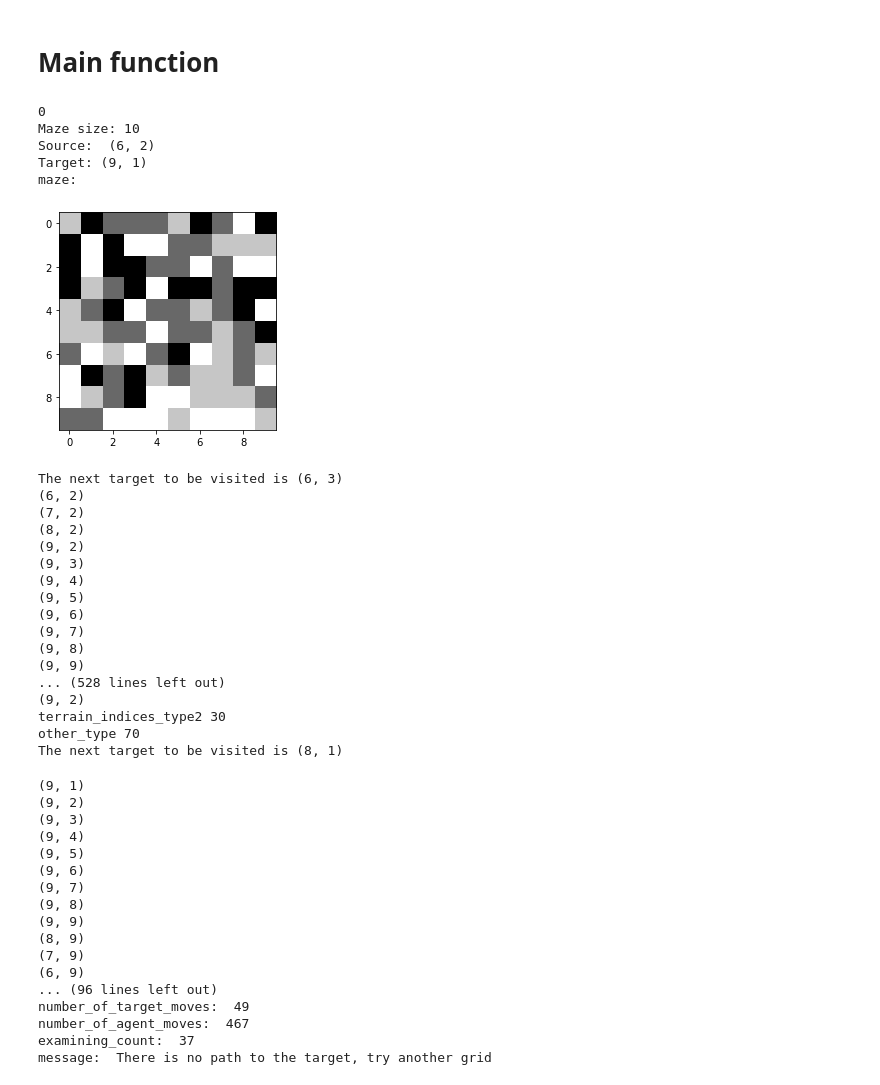
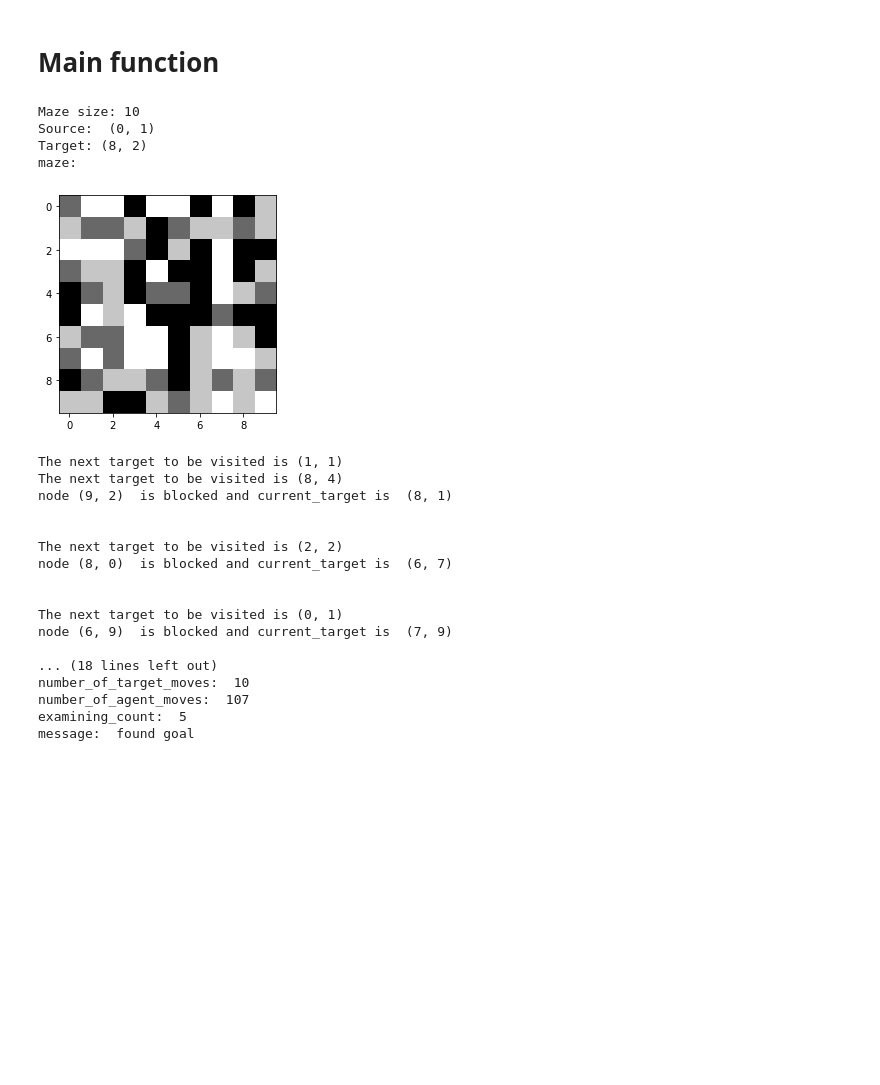
Before and after one commit to harish-udhayakumar/multi-terrain-probabilistic-sensing, a Jupyter notebook: agent_9/main_agent9.ipynb, the cells around one changed output. Drawn from its saved outputs; the diff is of its cells as text; code cells hidden in the pictures; blank space fills up the shorter version.

```diff
--- a/agent_9/main_agent9.ipynb
+++ b/agent_9/main_agent9.ipynb
@@ -32,7 +32,7 @@ def display2(matrix):
     plt.imshow(temp, cmap=colormap)
     plt.show()
 # %%
-def run_agent_9(agent9, maze):
+def run_agent_6(agent9, maze):
 #     print("Agent9 started.\nMaze Size: ",maze_size," Source: ",maze.source," Target: ",maze.target)
     source = maze.source
     target = maze.target
@@ -62,7 +62,6 @@ def run_agent_9(agent9, maze):
         initialize(maze_size,0.3)
         current_target = agent9.getMaxProbabilityCell(source)
         path = astar(source,current_target, agent9.agent_gridworld_0_1)[0]
-#         print(path)
         if(len(path)==0):
             agent9.agent_gridworld_0_1[current_target[0],current_target[1]] = 1
             agent9.update_beliefs_when_xy_blocked(current_target[0], current_target[1], maze_size)
@@ -75,10 +74,9 @@ def run_agent_9(agent9, maze):
 
         for i in range(len(path)):
 
-
             node = path[i]
             number_of_agent_moves += 1
-            print(node)
+            agent9.visited_matrix.itemset(node,1)
 
             #remove
             if number_of_agent_moves > 500:
@@ -130,86 +128,67 @@ if __name__ == "__main__":
 #     columns = ['maze_size', 'number_of_agent_moves', 'number_of_target_moves', 'examining_count', 'flat_exam', \
 # 'hilly_exam', 'forest_exam', 'message', 'flat_variance', 'hilly_variance', 'forest_variance']
 #     df = pd.DataFrame(columns=columns)
-
+    message = ""
     df = pd.read_csv('agent_9_output.csv')
-    for i in range(1):
-        print(i)
+    while message != "found goal":
         #Initialize Maze
         maze = gridworld(10)
         maze_size = maze.maze_size
 
         # set source and target
         initialize(maze_size,0.3)
-    #     print(maze.source,maze.target, maze.full_grid_world_matrix)
         path = astar(maze.source, maze.target, maze.full_grid_world_matrix)
         while(len(path)==0):
             print("finding valid source and target")
             maze.source, maze.target = maze.set_valid_source_target(maze_size)
             initialize(maze_size,0.3)
             path = astar(maze.source, maze.target, maze.full_grid_world_matrix)
 
         # Initialize Agent 6
         agent9 = agent_9(maze_size)
 
         #Print all details
         print("Maze size:",maze_size,"\nSource: ",maze.source,"\nTarget:",maze.target,"\nmaze:")
         display2(maze.terrain_matrix)
 
         #runnning Agent 6 on maze
-        number_of_target_moves, number_of_agent_moves, examining_count, flat_exam, hilly_exam, forest_exam, message = run_agent_9(agent9, maze)
+        number_of_target_moves, number_of_agent_moves, examining_count, flat_exam, hilly_exam, forest_exam, message = run_agent_6(agent9, maze)
 
         print("number_of_target_moves: ", number_of_target_moves)
         print("number_of_agent_moves: ", number_of_agent_moves)
         print("examining_count: ", examining_count)
         print("message: ", message)
+
 
         if message == 'found goal':
             to_append = [maze_size, number_of_agent_moves, number_of_target_moves, examining_count, \
                          flat_exam, hilly_exam, forest_exam, message]
             df_length = len(df)
             df.loc[df_length] = to_append
             df.iloc[: , 1:].to_csv('agent_9_output.csv')
 # %% [output]
-0
 Maze size: 10
-Source:  (6, 2)
-Target: (9, 1)
+Source:  (0, 1)
+Target: (8, 2)
 maze:
-[figure, old version]
+[figure, new version]
-The next target to be visited is (6, 3)
-(6, 2)
-(7, 2)
-(8, 2)
-(9, 2)
-(9, 3)
-(9, 4)
-(9, 5)
-(9, 6)
-(9, 7)
-(9, 8)
-(9, 9)
-... (528 lines left out)
-(9, 2)
-terrain_indices_type2 30
-other_type 70
-The next target to be visited is (8, 1)
+The next target to be visited is (1, 1)
+The next target to be visited is (8, 4)
+node (9, 2)  is blocked and current_target is  (8, 1)
+
+
+The next target to be visited is (2, 2)
+node (8, 0)  is blocked and current_target is  (6, 7)
+
+
+The next target to be visited is (0, 1)
+node (6, 9)  is blocked and current_target is  (7, 9)
+
+... (18 lines left out)
+number_of_target_moves:  10
+number_of_agent_moves:  107
+examining_count:  5
+message:  found goal
-(9, 1)
-(9, 2)
-(9, 3)
-(9, 4)
-(9, 5)
-(9, 6)
-(9, 7)
-(9, 8)
-(9, 9)
-(8, 9)
-(7, 9)
-(6, 9)
-... (96 lines left out)
-number_of_target_moves:  49
-number_of_agent_moves:  467
-examining_count:  37
-message:  There is no path to the target, try another grid
 # %%
 display2(maze.full_grid_world_matrix)
 # %% [output]
```
Also changed, not shown: parts of 7 cells of this notebook, 1 other file.
